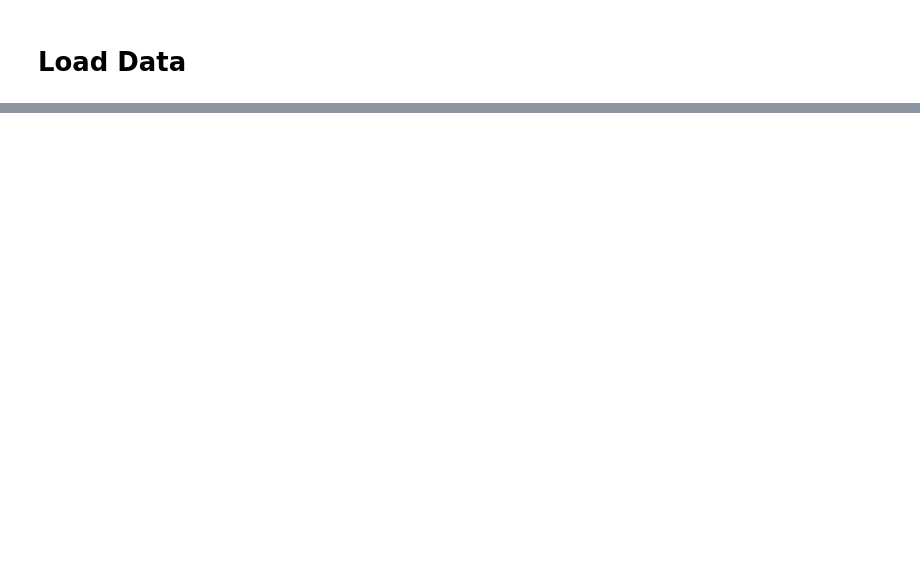
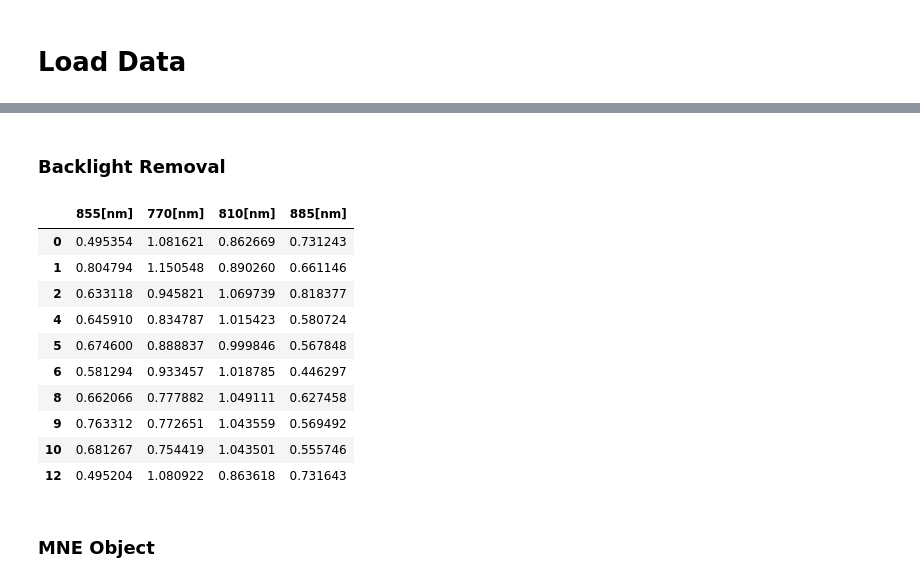
Before and after one commit to pulkitgoyal56/fnirsPy, a Jupyter notebook: main.ipynb, the cells around one changed output, grey strips where cells are left out. Saved outputs shown, nothing was run; the diff lists cells and outputs as text; code cells hidden in the pictures; blank space fills up the shorter version.

```diff
--- a/main.ipynb
+++ b/main.ipynb
@@ -39,0 +224,3 @@ raw.crop(tmin=60) # delete first 60s for this dataset
+# %%
+# Remove unused channels and create a new DataFrame
+data_pd_ = data_pd.loc[data_pd['Channel'].isin(CH_USED)]
@@ -39,0 +231,35 @@ raw.crop(tmin=60) # delete first 60s for this dataset
+# %%
+# Timestamps (for used channels only)
+tms = data_pd_['Time[ms]']
+
+# Backlight intesities (for used channels only)
+bkl = data_pd_['BL']
+# %% [markdown]
+### Backlight Removal
+# %%
+# Fit 3rd-order polynomial to backlight data
+rlm_results = sm.RLM(bkl, np.c_[np.ones_like(bkl), # Constant
+                                (t1 := np.arange(len(data_pd))[data_pd['Channel'].isin(CH_USED)]), t1**2, t1**3, # Timestamp (^1, ^2, ^3) with consideration to time spent recording unused channels
+                                # (t2 := np.arange(len(bkl))), t2**2, t2**3 # Timestamp (^1, ^2, ^3) without consideration to time spent recording unused channels
+                               ]).fit()
+# %%
+# Subtract predicted backlight signal from raw data of all wavelengths and remove other columns ('Time[ms]', 'BL', and 'Channel')
+data_pd_ = data_pd_[data_pd.columns[-N_WAVELENGTHS_T:]] - np.tile(rlm_results.fittedvalues, (N_WAVELENGTHS_T, 1)).T
+# %%
+# DataFrame with backlight-removed signal intensities (the rows are chunked in groups of `N_CHANNELS` (number of used channels),
+# i.e. first 9 rows = recoding 1; second 9 rows = recording 2; ...)
+data_pd_.head(10)
+# %% [output]
+|  | 855[nm] | 770[nm] | 810[nm] | 885[nm] |
+| 0 | 0.495354 | 1.081621 | 0.862669 | 0.731243 |
+| 1 | 0.804794 | 1.150548 | 0.890260 | 0.661146 |
+| 2 | 0.633118 | 0.945821 | 1.069739 | 0.818377 |
+| 4 | 0.645910 | 0.834787 | 1.015423 | 0.580724 |
+| 5 | 0.674600 | 0.888837 | 0.999846 | 0.567848 |
+| 6 | 0.581294 | 0.933457 | 1.018785 | 0.446297 |
+| 8 | 0.662066 | 0.777882 | 1.049111 | 0.627458 |
+| 9 | 0.763312 | 0.772651 | 1.043559 | 0.569492 |
+| 10 | 0.681267 | 0.754419 | 1.043501 | 0.555746 |
+| 12 | 0.495204 | 1.080922 | 0.863618 | 0.731643 |
+# %% [markdown]
+### MNE Object
```
Also changed, not shown: parts of 98 cells of this notebook.
